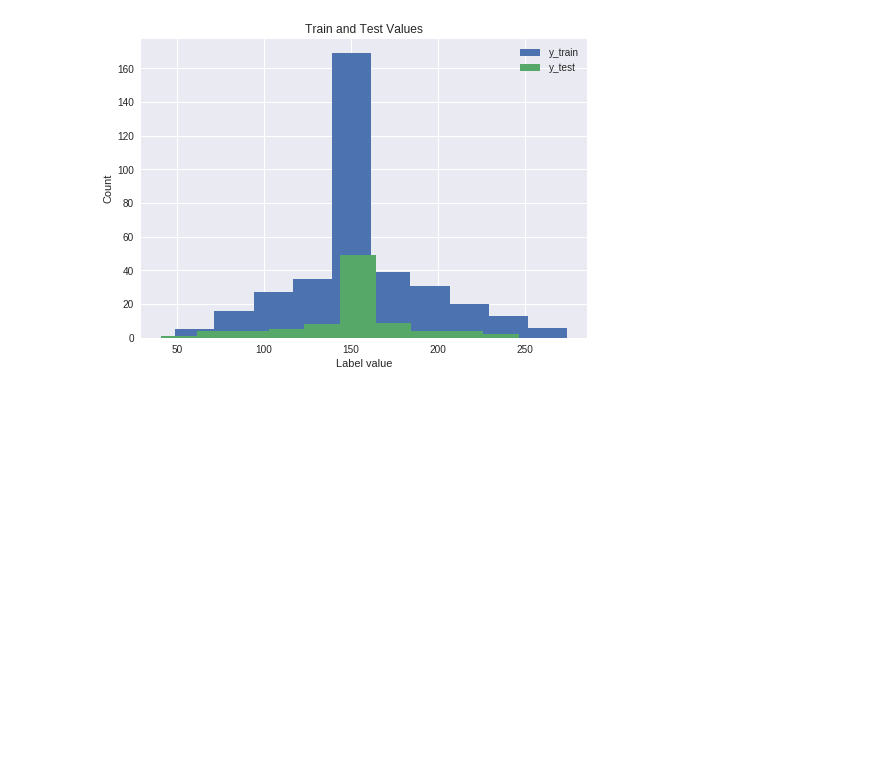
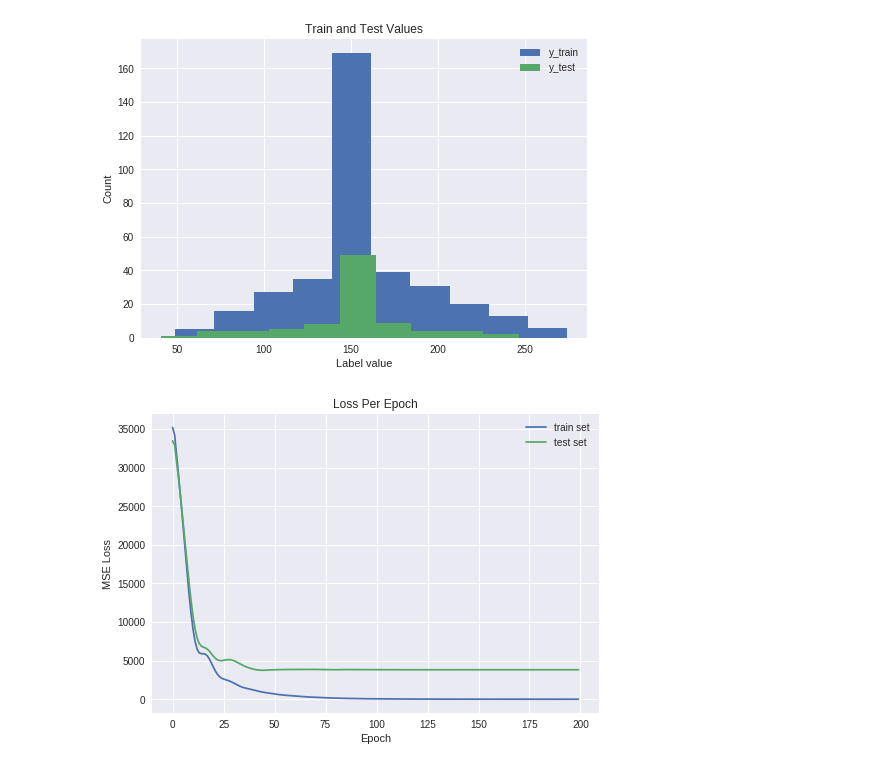
Before and after one commit to shalini-s/aml-drug-sensitivity, a Jupyter notebook: aml_drug_predictions.ipynb, the cells around one changed output. Saved outputs shown, nothing was run; the diff lists cells and outputs as text; code cells hidden in the pictures; blank space fills up the shorter version.

```diff
--- a/aml_drug_predictions.ipynb
+++ b/aml_drug_predictions.ipynb
@@ -69,23 +92,24 @@ def model_predict(x_train, n_lay, n_nodes, activation_func, n_output, dr_rate):
 def test_train_split(X,y,n_test):
     order = np.random.permutation(X.shape[0])
     feats_test = X[order[0:n_test],:] #90x22843
-    outs_test = y[order[0:n_test],:] #90x122
+    outs_test = y[order[0:n_test]]
+#     outs_test = data[order[0:n_test],n_feats:] #90x122
+    feats_train = X[order[n_test:],:] #361z22843
+    outs_train = y[order[n_test:]]
+#     outs_train = data[order[n_test:],n_feats:] #361x122
 
-    feats_train = X[order[n_test:],:] #361z22843
-    outs_train = y[order[n_test:],:] #361x122
-
-    return feats_train, outs_train, feats_test, outs_test
+    return feats_train, outs_train, feats_test, outs_test #np.asmatrix(outs_test).T if only one pred
 # %%
-def nn(X, y, n_layers, n_nodes, activation_func, dr_rate, l_rate, n_output):
+def nn(X, y, n_val, n_ep, n_layers, n_nodes, activation_func, dr_rate, l_rate, reg_rate, n_output):
 
-    validation = np.zeros(2)
+    validation = np.zeros(n_val)
     losses_train = []
     losses_test = []
 
     tf.reset_default_graph()
     n = X.shape[0]
     n_test = np.round(0.2 * n).astype('int64')
-    n_epochs = 100
+    n_epochs = n_ep
 
     for p in range(len(validation)):
 
@@ -106,12 +130,13 @@ def nn(X, y, n_layers, n_nodes, activation_func, dr_rate, l_rate, n_output):
 
         #predict
         keep_prob = tf.placeholder(tf.float32, shape=None, name='keep_prob')
-        layers, y_train_pred = model_predict(x_train, n_layers, n_nodes, activation_func, n_output, keep_prob)
+        layers,y_train_pred = model_predict_gen(x_train, n_layers, n_nodes, activation_func, n_output, reg_rate, keep_prob)
         del x_train
 
         # optimizer
         tf_learning_rate = tf.placeholder(tf.float32, shape=None, name='learning_rate')
         loss_train = tf.losses.mean_squared_error(labels=y_train, predictions=y_train_pred) # pass the second value from iter.get_net() as label
+#         loss_train = tf.nn.softmax_cross_entropy_with_logits_v2(labels=y_train, logits=y_train_pred)
         l2_loss = tf.losses.get_regularization_loss()
         loss_train += tf.cast(l2_loss,tf.float32)
         train_op = tf.train.AdamOptimizer(tf_learning_rate).minimize(loss_train)
@@ -132,16 +157,15 @@ def nn(X, y, n_layers, n_nodes, activation_func, dr_rate, l_rate, n_output):
             for i in range(n_epochs):
               _, _loss_train, _loss_test, _y_train_pred, _y_train, _y_test_pred, _y_test= \
                     sess.run((train_op, loss_train, loss_test,y_train_pred,y_train,y_test_pred,y_test), feed_dict={tf_learning_rate: l_rate, keep_prob: dr_rate})
-              print(_y_train_pred)
-#               r2 = r2_score(y_true=_y_train, y_pred=_y_train_pred)
-#               r2_test = r2_score(y_true=_y_test, y_pred=_y_test_pred)
+
+              r2 = r2_score(y_true=_y_train, y_pred=_y_train_pred)
+              r2_test = r2_score(y_true=_y_test, y_pred=_y_test_pred)
               losses_train.append(_loss_train)
               losses_test.append(_loss_test)
 
             validation[p] = _loss_test
-            print(validation[p])
-#         print('r2: {0}, r2_test: {1}, validation: {2}'.format(0,0, np.mean(validation)))
-        res = [0,0, losses_train, _y_train_pred, _y_train, losses_test, _y_test_pred, _y_test, validation]
+        print('r2: {0}, r2_test: {1}, validation: {2}'.format(r2,r2_test, np.mean(validation)))
+        res = [r2, r2_test, losses_train, _y_train_pred, _y_train, losses_test, _y_test_pred, _y_test, validation]
     return res
 # %% [markdown]
 # Training and Optimization
@@ -240,2 +260,0 @@ r2: -0.0329185624405, r2_test: -0.0431043337066
-# %%
-r2, r2test, losses_train, _y_train_pred, _y_train, losses_test, _y_test_pred, _y_test, validation = op_res1
@@ -330,10 +305,12 @@ Text(0.5,1,'Train and Test Values')
 [figure]
 # %%
 #plot test/trainig error
-plt.plot(losses_train[0:100], label = 'train set')
-plt.plot(losses_test[0:100], label = 'test set')
+plt.plot(losses_train[0:len(losses_train)/15], label = 'train set')
+plt.plot(losses_test[0:len(losses_train)/15], label = 'test set')
 plt.legend()
 plt.xlabel('Epoch')
 plt.ylabel('MSE Loss')
 plt.title('Loss Per Epoch')
 plt.show()
+# %% [output]
+[figure, added]
```
Also changed, not shown: parts of 39 cells of this notebook, 1 other file.
